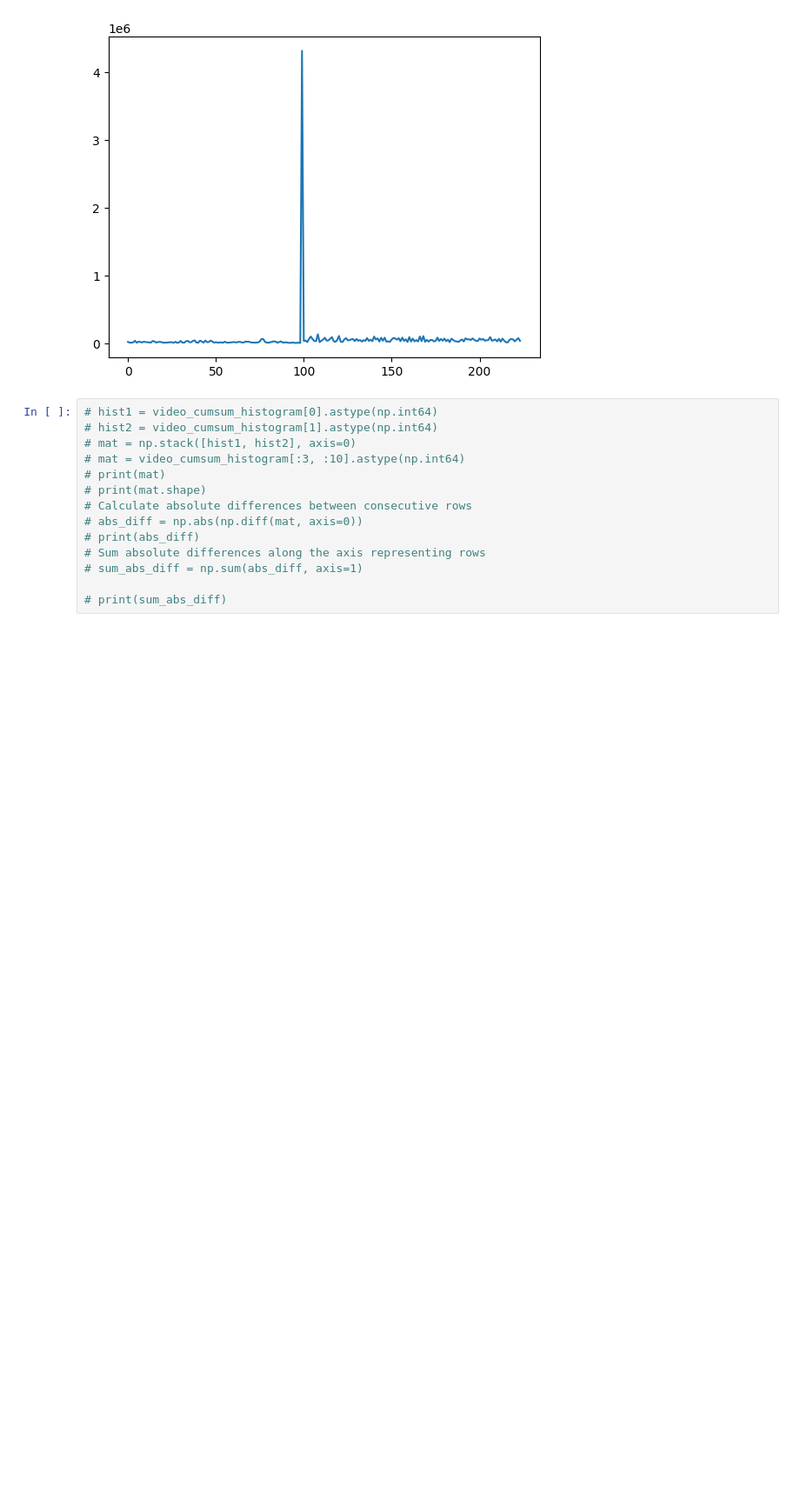
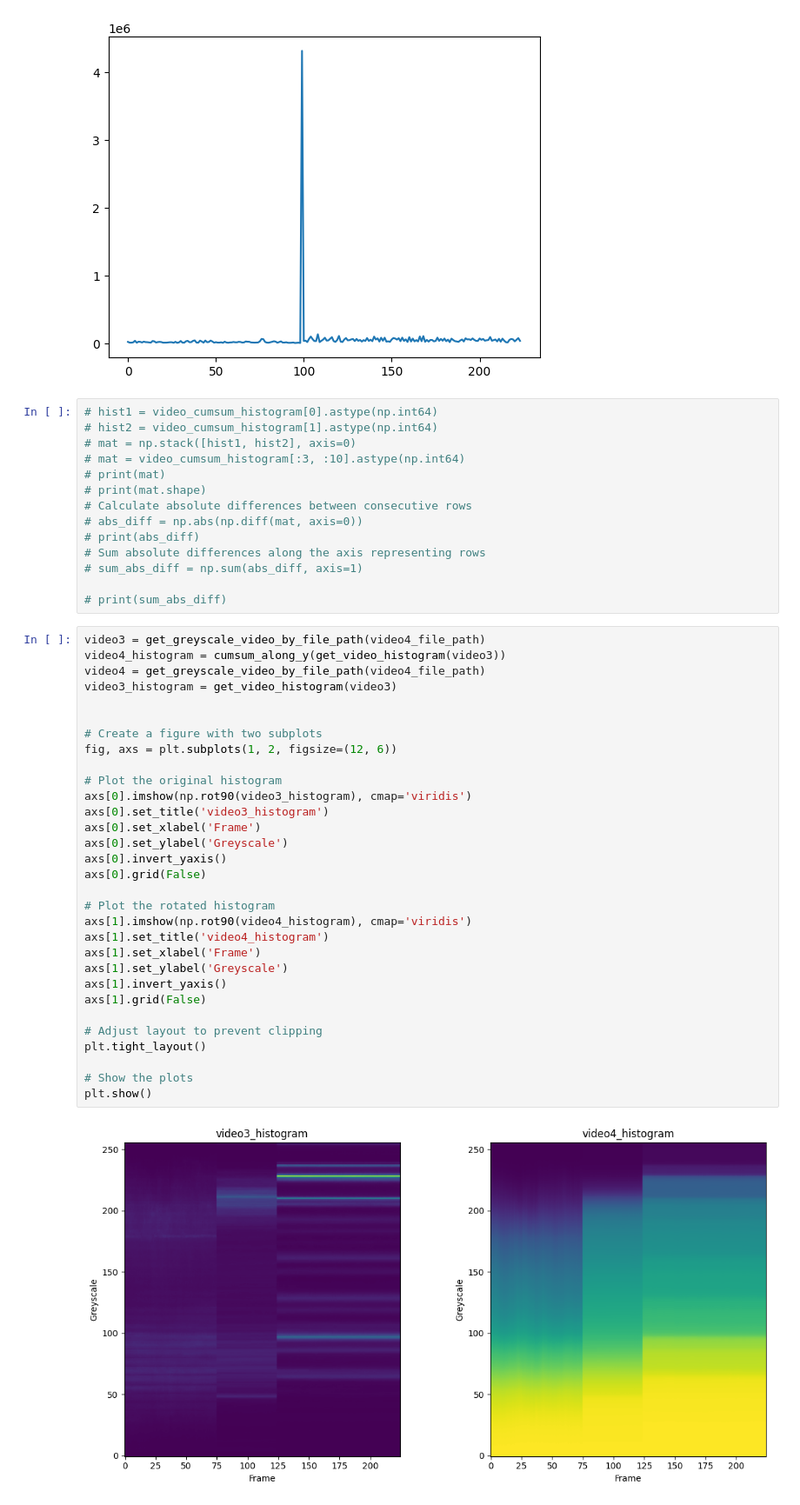
Before and after one commit to Hadartalisr/ImageProcessing, a Jupyter notebook: Ex1/Ex1.ipynb, the cells around one changed output. Shown: that part at 87% size. Cells and saved outputs as stored; diff of their text form; blank space fills up the shorter version.

```diff
--- a/Ex1/Ex1.ipynb
+++ b/Ex1/Ex1.ipynb
@@ -162,3 +163,36 @@ print(np.argmax(cumsum_histogram_distance))
 # sum_abs_diff = np.sum(abs_diff, axis=1)
 
 # print(sum_abs_diff)
+# %%
+video3 = get_greyscale_video_by_file_path(video4_file_path)
+video4_histogram = cumsum_along_y(get_video_histogram(video3))
+video4 = get_greyscale_video_by_file_path(video4_file_path)
+video3_histogram = get_video_histogram(video3)
+
+
+# Create a figure with two subplots
+fig, axs = plt.subplots(1, 2, figsize=(12, 6))
+
+# Plot the original histogram
+axs[0].imshow(np.rot90(video3_histogram), cmap='viridis')
+axs[0].set_title('video3_histogram')
+axs[0].set_xlabel('Frame')
+axs[0].set_ylabel('Greyscale')
+axs[0].invert_yaxis()
+axs[0].grid(False)
+
+# Plot the rotated histogram
+axs[1].imshow(np.rot90(video4_histogram), cmap='viridis')
+axs[1].set_title('video4_histogram')
+axs[1].set_xlabel('Frame')
+axs[1].set_ylabel('Greyscale')
+axs[1].invert_yaxis()
+axs[1].grid(False)
+
+# Adjust layout to prevent clipping
+plt.tight_layout()
+
+# Show the plots
+plt.show()
+# %% [output]
+[figure, added]
```
Also changed, not shown: parts of 8 cells of this notebook.
